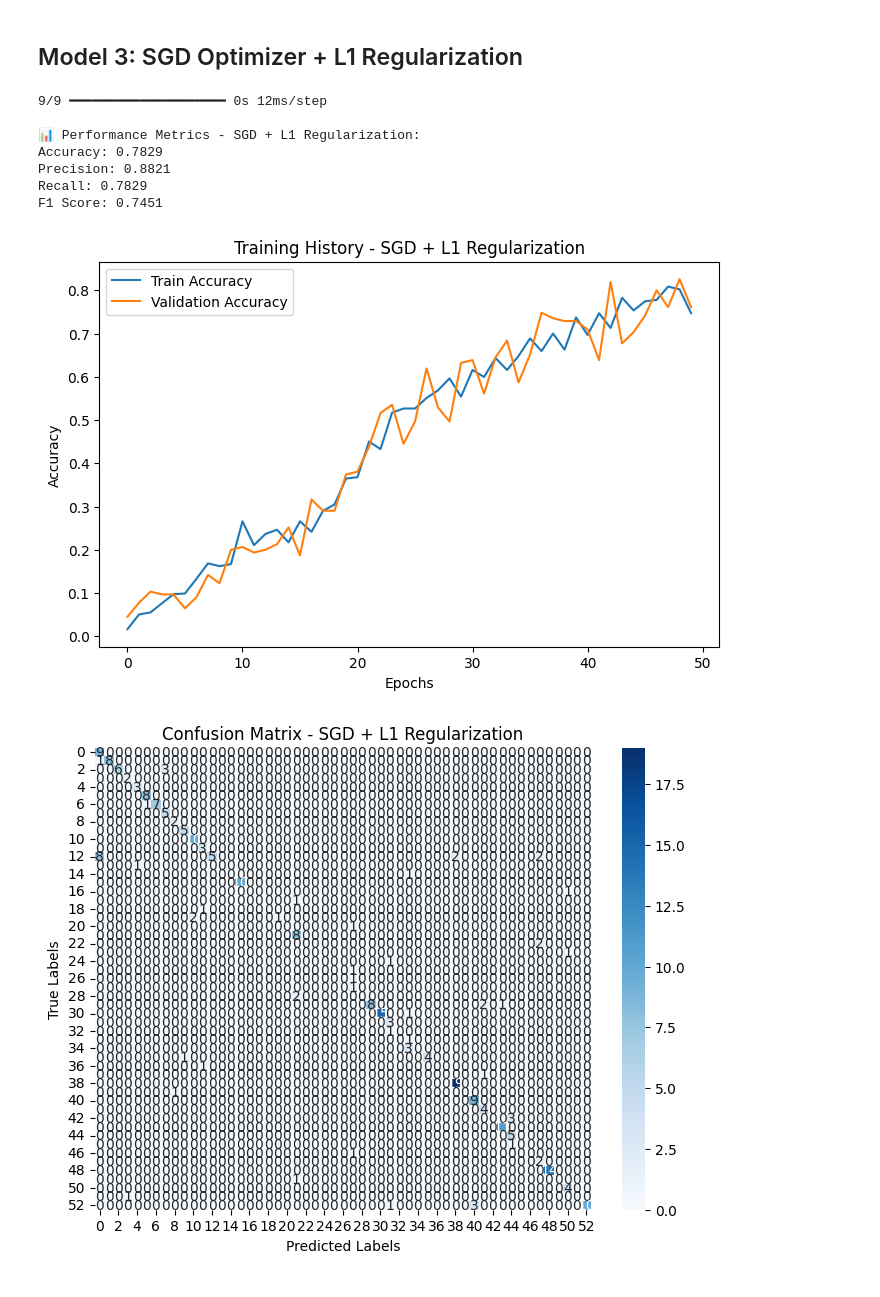
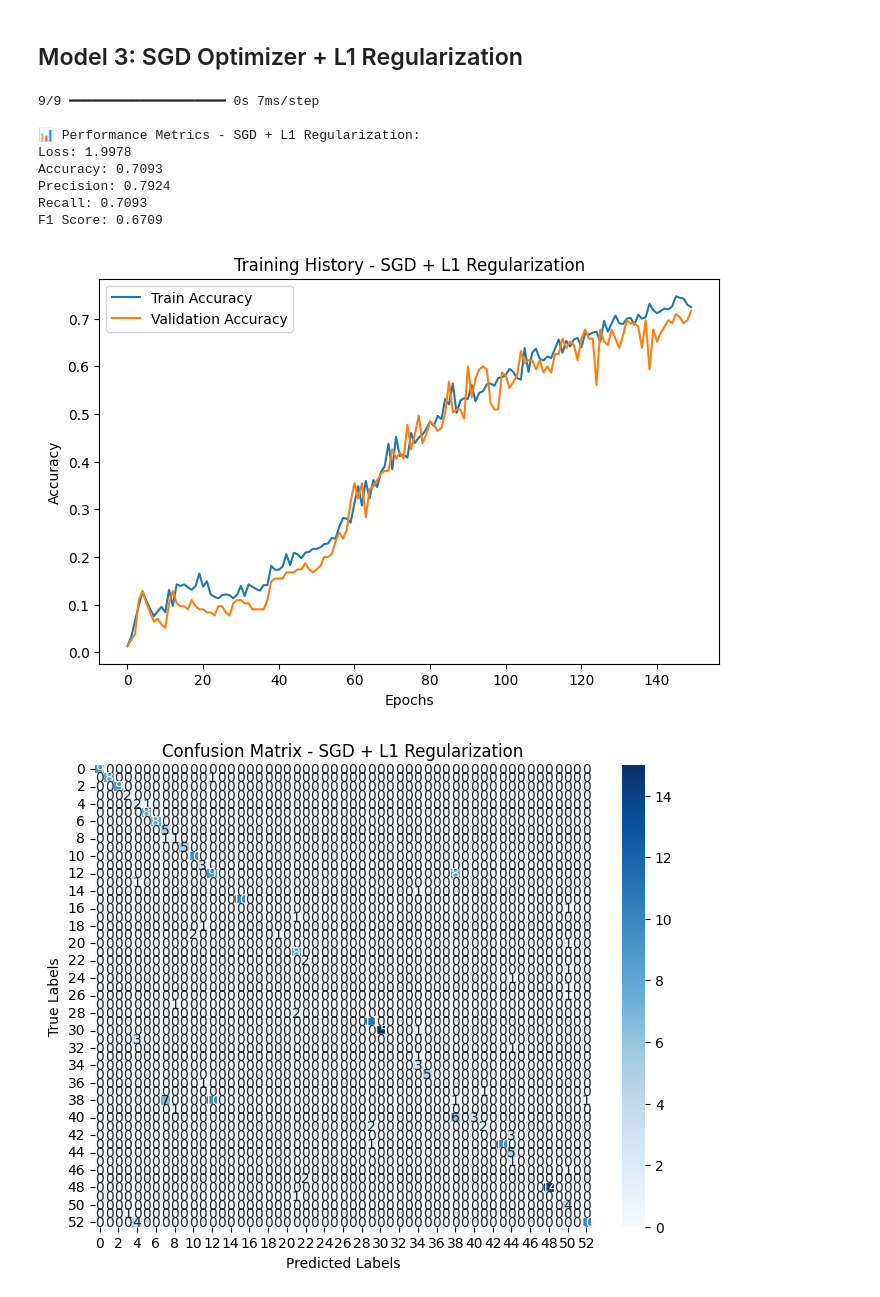
Before and after one commit to Jules-gatete/Intro_to_ML---Summatives, a Jupyter notebook: Summative_Intro_to_ml_Jules_Gatete_number]_assignment.ipynb, the cells around one changed output. Cells and saved outputs as stored; diff of their text form; code cells hidden in the pictures.

```diff
--- a/Summative_Intro_to_ml_Jules_Gatete_number]_assignment.ipynb
+++ b/Summative_Intro_to_ml_Jules_Gatete_number]_assignment.ipynb
@@ -177,11 +178,17 @@ plt.show()
 # %%
 # Function to evaluate models
 def evaluate_model(model, X_test, y_test, model_name, history=None):
+    # Calculate loss only for Keras models (Sequential)
+    loss = None  # Initialize loss to None
+    if isinstance(model, Sequential):
+        loss = model.evaluate(X_test, y_test, verbose=0)[0]
+
     y_pred = model.predict(X_test)
     if isinstance(model, Sequential):
         y_pred = np.argmax(y_pred, axis=1)
 
     metrics = {
+        "Loss": loss,
         "Accuracy": accuracy_score(y_test, y_pred),
         "Precision": precision_score(y_test, y_pred, average='weighted', zero_division=1),
         "Recall": recall_score(y_test, y_pred, average='weighted', zero_division=1),
@@ -190,6 +197,9 @@ def evaluate_model(model, X_test, y_test, model_name, history=None):
     }
 
     print(f"\n📊 Performance Metrics - {model_name}:")
+    # Print loss only if it's not None (for Keras models)
+    if loss is not None:
+        print(f"Loss: {loss:.4f}")
     print(f"Accuracy: {metrics['Accuracy']:.4f}")
     print(f"Precision: {metrics['Precision']:.4f}")
     print(f"Recall: {metrics['Recall']:.4f}")
@@ -264,7 +274,6 @@ F1 Score: 0.8605
 # %% [markdown]
 ## Model 1: Adam Optimizer + L1 Regularization
 # %%
-# Train and Evaluate Model 1: Adam Optimizer + L1 Regularization
 adam_l1_model = Sequential([
     Dense(64, activation='relu', kernel_regularizer=l1(0.001)),
     Dropout(0.2),
@@ -273,10 +282,8 @@ adam_l1_model = Sequential([
     Dense(len(np.unique(y)), activation='softmax')
 ])
 adam_l1_model.compile(optimizer=Adam(learning_rate=0.002), loss='sparse_categorical_crossentropy', metrics=['accuracy'])
-adam_l1_model.fit(X_train, y_train, epochs=150, batch_size=32, validation_split=0.2, verbose=0)
-
-# Evaluate the model
-adam_l1_metrics = evaluate_model(adam_l1_model, X_test, y_test, "Adam + L1 Regularization")
+history_adam = adam_l1_model.fit(X_train, y_train, epochs=150, batch_size=32, validation_split=0.2, verbose=0)
+adam_l1_metrics = evaluate_model(adam_l1_model, X_test, y_test, "Adam + L1 Regularization", history_adam)
 # %% [output]
 9/9 ━━━━━━━━━━━━━━━━━━━━ 0s 7ms/step
 
@@ -313,24 +320,22 @@ F1 Score: 0.8433
 # %% [markdown]
 ## Model 3: SGD Optimizer + L1 Regularization
 # %%
-#SGD Optimizer + L1 Regularization
 sgd_l1_model = Sequential([
     Dense(64, activation='relu', kernel_regularizer=l1(0.01)),
     Dense(32, activation='relu', kernel_regularizer=l1(0.01)),
     Dense(len(np.unique(y)), activation='softmax')
 ])
-sgd_l1_model.compile(optimizer=SGD(learning_rate=0.01, momentum=0.9), loss='sparse_categorical_crossentropy', metrics=['accuracy'])
-history_sgd = sgd_l1_model.fit(X_train, y_train, epochs=50, batch_size=32, validation_split=0.2, verbose=0)
-
-# Evaluate the model
+sgd_l1_model.compile(optimizer=SGD(learning_rate=0.01, momentum=0.5), loss='sparse_categorical_crossentropy', metrics=['accuracy'])
+history_sgd = sgd_l1_model.fit(X_train, y_train, epochs=150, batch_size=32, validation_split=0.2, verbose=0)
 sgd_l1_metrics = evaluate_model(sgd_l1_model, X_test, y_test, "SGD + L1 Regularization", history_sgd)
 # %% [output]
-9/9 ━━━━━━━━━━━━━━━━━━━━ 0s 12ms/step
+9/9 ━━━━━━━━━━━━━━━━━━━━ 0s 7ms/step
 
 📊 Performance Metrics - SGD + L1 Regularization:
-Accuracy: 0.7829
-Precision: 0.8821
-Recall: 0.7829
-F1 Score: 0.7451
+Loss: 1.9978
+Accuracy: 0.7093
+Precision: 0.7924
+Recall: 0.7093
+F1 Score: 0.6709
-[figure, old version]
+[figure, new version]
-[figure, old version]
+[figure, new version]
```
Also changed, not shown: parts of 5 cells of this notebook.
